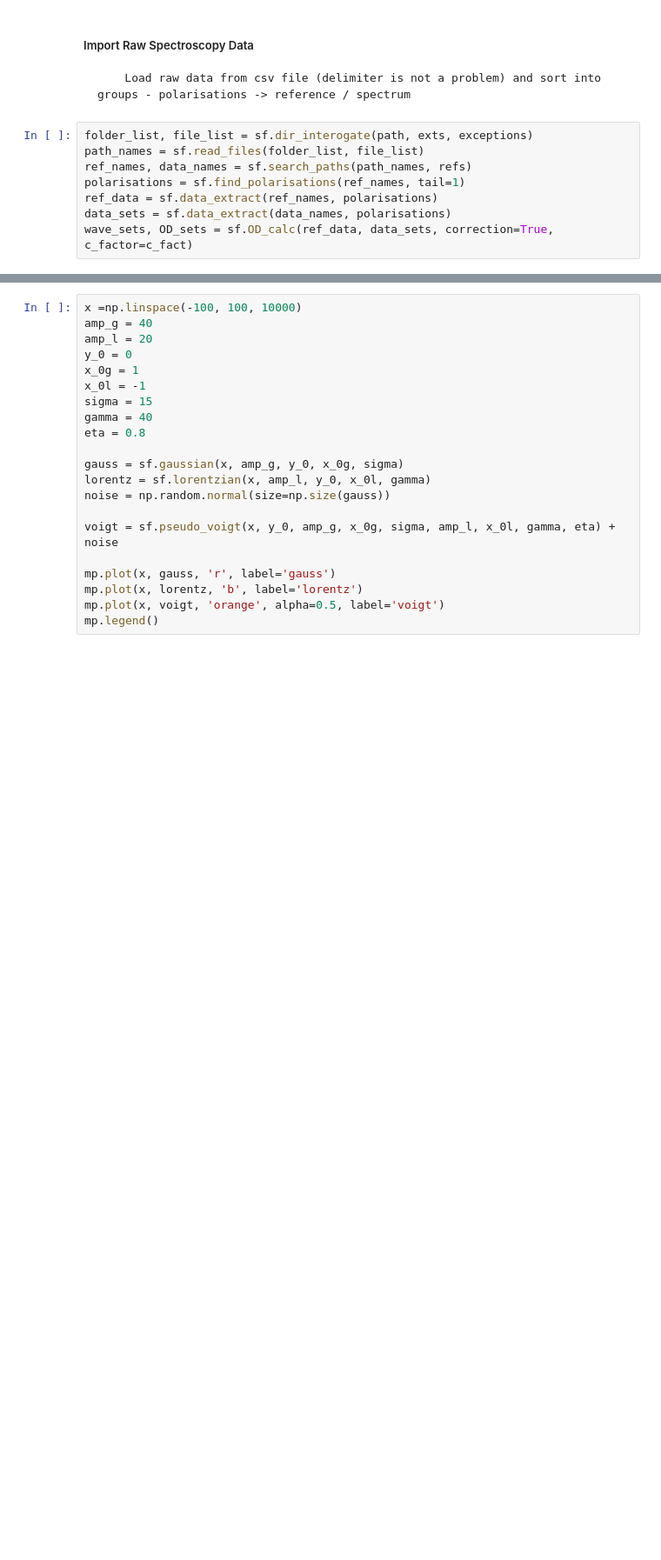
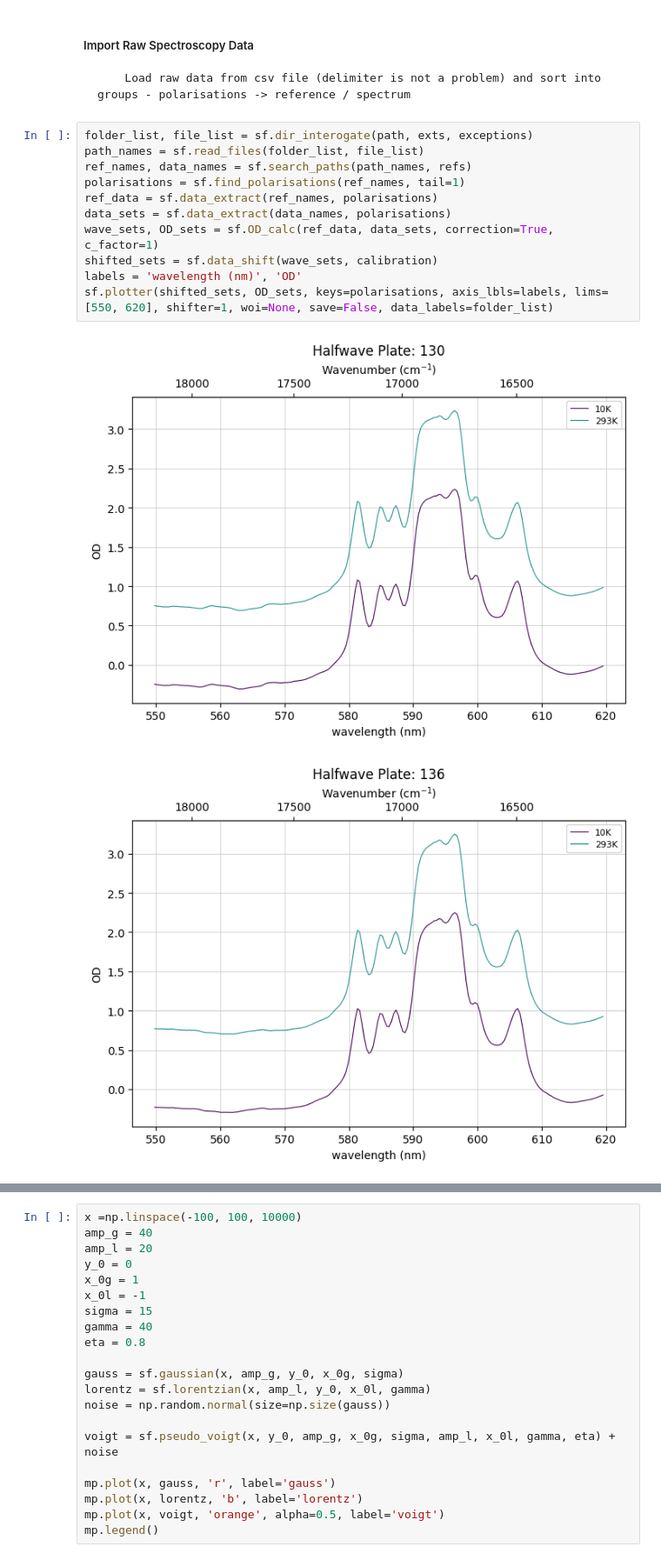
Before and after one commit to SMK-UK/Spectroscopy, a Jupyter notebook: transmission_test.ipynb, the cells around one changed output, grey strips where cells are left out. Shown at 87% size. Drawn from its saved outputs; the diff is of its cells as text; blank space fills up the shorter version.

```diff
--- a/transmission_test.ipynb
+++ b/transmission_test.ipynb
@@ -37,8 +27,14 @@ exceptions = ("notes", "setup", "ignore")
 # %%
 folder_list, file_list = sf.dir_interogate(path, exts, exceptions)
 path_names = sf.read_files(folder_list, file_list)
 ref_names, data_names = sf.search_paths(path_names, refs)
 polarisations = sf.find_polarisations(ref_names, tail=1)
 ref_data = sf.data_extract(ref_names, polarisations)
 data_sets = sf.data_extract(data_names, polarisations)
-wave_sets, OD_sets = sf.OD_calc(ref_data, data_sets, correction=True, c_factor=c_fact)
+wave_sets, OD_sets = sf.OD_calc(ref_data, data_sets, correction=True, c_factor=1)
+shifted_sets = sf.data_shift(wave_sets, calibration)
+labels = 'wavelength (nm)', 'OD'
+sf.plotter(shifted_sets, OD_sets, keys=polarisations, axis_lbls=labels, lims=[550, 620], shifter=1, woi=None, save=False, data_labels=folder_list)
+# %% [output]
+[figure, added]
+[figure, added]
```
Also changed, not shown: parts of 7 cells of this notebook, 4 other files.
